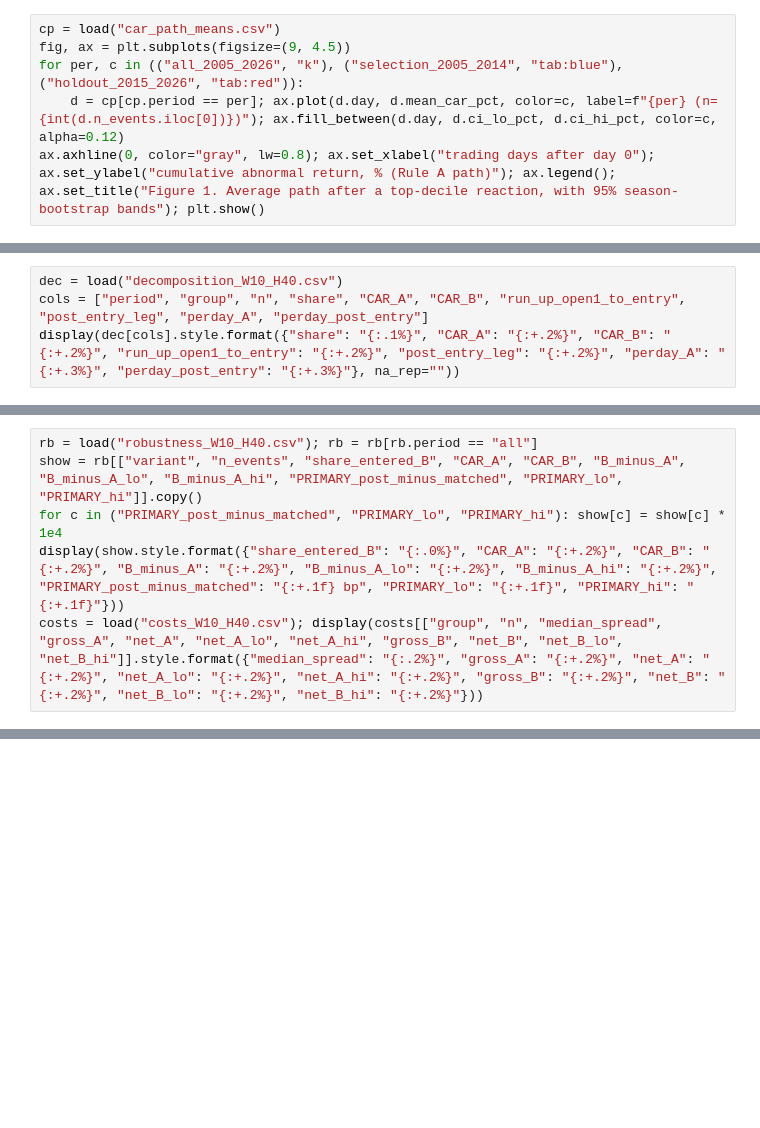
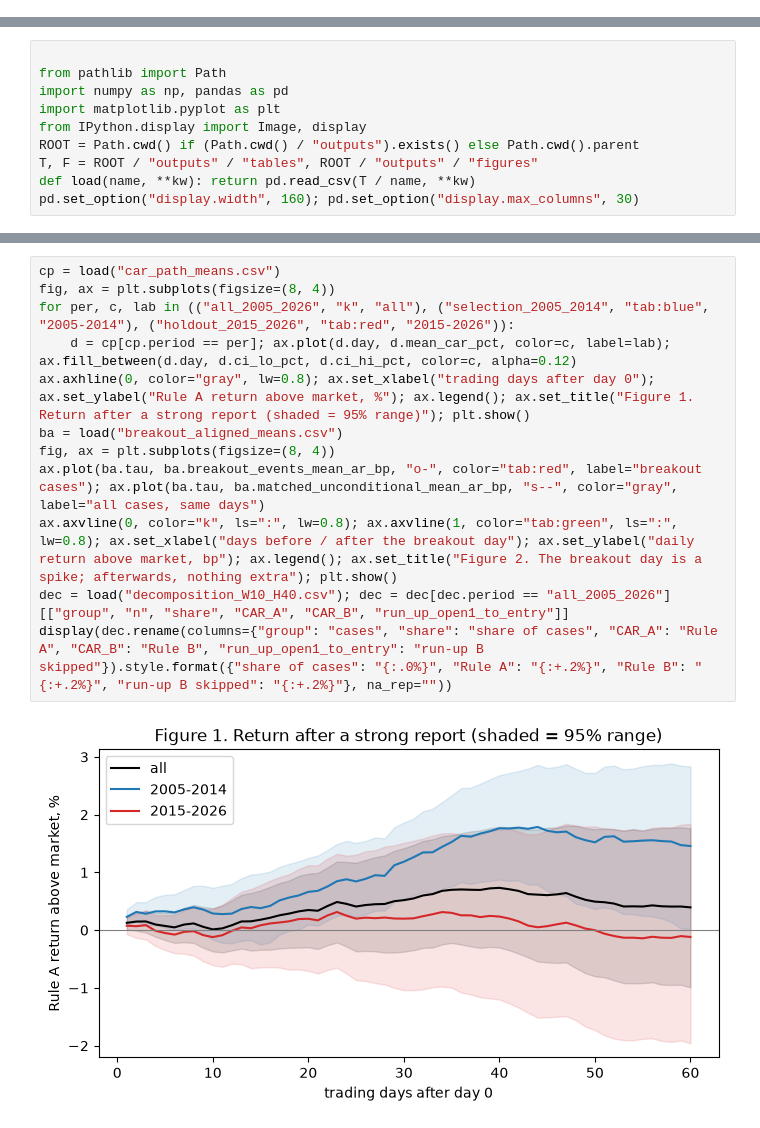
Before and after one commit to CashonPierre/earning_research, a Jupyter notebook: notebooks/report.ipynb, the cells around one changed output, grey strips where cells are left out. Drawn from its saved outputs; the diff is of its cells as text; blank space fills up the shorter version.

Commit message:
Rewrite report in plain language: shorter narrative, phrase tables, explicit A-beats-B section
Co-Authored-By: Claude Fable 5.1 <noreply@anthropic.com>

```diff
--- a/notebooks/report.ipynb
+++ b/notebooks/report.ipynb
@@ -219,6 +0,0 @@ The average 40-day abnormal return of buying at the next open is **+0.55%** (95%
-# %%
-cp = load("car_path_means.csv")
-fig, ax = plt.subplots(figsize=(9, 4.5))
-for per, c in (("all_2005_2026", "k"), ("selection_2005_2014", "tab:blue"), ("holdout_2015_2026", "tab:red")):
-    d = cp[cp.period == per]; ax.plot(d.day, d.mean_car_pct, color=c, label=f"{per} (n={int(d.n_events.iloc[0])})"); ax.fill_between(d.day, d.ci_lo_pct, d.ci_hi_pct, color=c, alpha=0.12)
-ax.axhline(0, color="gray", lw=0.8); ax.set_xlabel("trading days after day 0"); ax.set_ylabel("cumulative abnormal return, % (Rule A path)"); ax.legend(); ax.set_title("Figure 1. Average path after a top-decile reaction, with 95% season-bootstrap bands"); plt.show()
@@ -231,4 +0,0 @@ ax.axhline(0, color="gray", lw=0.8); ax.set_xlabel("trading days after day 0");
-# %%
-dec = load("decomposition_W10_H40.csv")
-cols = ["period", "group", "n", "share", "CAR_A", "CAR_B", "run_up_open1_to_entry", "post_entry_leg", "perday_A", "perday_post_entry"]
-display(dec[cols].style.format({"share": "{:.1%}", "CAR_A": "{:+.2%}", "CAR_B": "{:+.2%}", "run_up_open1_to_entry": "{:+.2%}", "post_entry_leg": "{:+.2%}", "perday_A": "{:+.3%}", "perday_post_entry": "{:+.3%}"}, na_rep=""))
@@ -378,6 +0,0 @@ Every variant below was run through the same engine and is logged in `logs/exper
-# %%
-rb = load("robustness_W10_H40.csv"); rb = rb[rb.period == "all"]
-show = rb[["variant", "n_events", "share_entered_B", "CAR_A", "CAR_B", "B_minus_A", "B_minus_A_lo", "B_minus_A_hi", "PRIMARY_post_minus_matched", "PRIMARY_lo", "PRIMARY_hi"]].copy()
-for c in ("PRIMARY_post_minus_matched", "PRIMARY_lo", "PRIMARY_hi"): show[c] = show[c] * 1e4
-display(show.style.format({"share_entered_B": "{:.0%}", "CAR_A": "{:+.2%}", "CAR_B": "{:+.2%}", "B_minus_A": "{:+.2%}", "B_minus_A_lo": "{:+.2%}", "B_minus_A_hi": "{:+.2%}", "PRIMARY_post_minus_matched": "{:+.1f} bp", "PRIMARY_lo": "{:+.1f}", "PRIMARY_hi": "{:+.1f}"}))
-costs = load("costs_W10_H40.csv"); display(costs[["group", "n", "median_spread", "gross_A", "net_A", "net_A_lo", "net_A_hi", "gross_B", "net_B", "net_B_lo", "net_B_hi"]].style.format({"median_spread": "{:.2%}", "gross_A": "{:+.2%}", "net_A": "{:+.2%}", "net_A_lo": "{:+.2%}", "net_A_hi": "{:+.2%}", "gross_B": "{:+.2%}", "net_B": "{:+.2%}", "net_B_lo": "{:+.2%}", "net_B_hi": "{:+.2%}"}))
@@ -486,0 +3,10 @@ Martineau, C. (2022). Rest in peace post-earnings announcement drift. *Critical
+# %%
+
+from pathlib import Path
+import numpy as np, pandas as pd
+import matplotlib.pyplot as plt
+from IPython.display import Image, display
+ROOT = Path.cwd() if (Path.cwd() / "outputs").exists() else Path.cwd().parent
+T, F = ROOT / "outputs" / "tables", ROOT / "outputs" / "figures"
+def load(name, **kw): return pd.read_csv(T / name, **kw)
+pd.set_option("display.width", 160); pd.set_option("display.max_columns", 30)
@@ -486,0 +146,14 @@ Martineau, C. (2022). Rest in peace post-earnings announcement drift. *Critical
+# %%
+cp = load("car_path_means.csv")
+fig, ax = plt.subplots(figsize=(8, 4))
+for per, c, lab in (("all_2005_2026", "k", "all"), ("selection_2005_2014", "tab:blue", "2005-2014"), ("holdout_2015_2026", "tab:red", "2015-2026")):
+    d = cp[cp.period == per]; ax.plot(d.day, d.mean_car_pct, color=c, label=lab); ax.fill_between(d.day, d.ci_lo_pct, d.ci_hi_pct, color=c, alpha=0.12)
+ax.axhline(0, color="gray", lw=0.8); ax.set_xlabel("trading days after day 0"); ax.set_ylabel("Rule A return above market, %"); ax.legend(); ax.set_title("Figure 1. Return after a strong report (shaded = 95% range)"); plt.show()
+ba = load("breakout_aligned_means.csv")
+fig, ax = plt.subplots(figsize=(8, 4))
+ax.plot(ba.tau, ba.breakout_events_mean_ar_bp, "o-", color="tab:red", label="breakout cases"); ax.plot(ba.tau, ba.matched_unconditional_mean_ar_bp, "s--", color="gray", label="all cases, same days")
+ax.axvline(0, color="k", ls=":", lw=0.8); ax.axvline(1, color="tab:green", ls=":", lw=0.8); ax.set_xlabel("days before / after the breakout day"); ax.set_ylabel("daily return above market, bp"); ax.legend(); ax.set_title("Figure 2. The breakout day is a spike; afterwards, nothing extra"); plt.show()
+dec = load("decomposition_W10_H40.csv"); dec = dec[dec.period == "all_2005_2026"][["group", "n", "share", "CAR_A", "CAR_B", "run_up_open1_to_entry"]]
+display(dec.rename(columns={"group": "cases", "share": "share of cases", "CAR_A": "Rule A", "CAR_B": "Rule B", "run_up_open1_to_entry": "run-up B skipped"}).style.format({"share of cases": "{:.0%}", "Rule A": "{:+.2%}", "Rule B": "{:+.2%}", "run-up B skipped": "{:+.2%}"}, na_rep=""))
+# %% [output]
+[figure, added]
```
Also changed, not shown: parts of 47 cells of this notebook, 5 other files.
